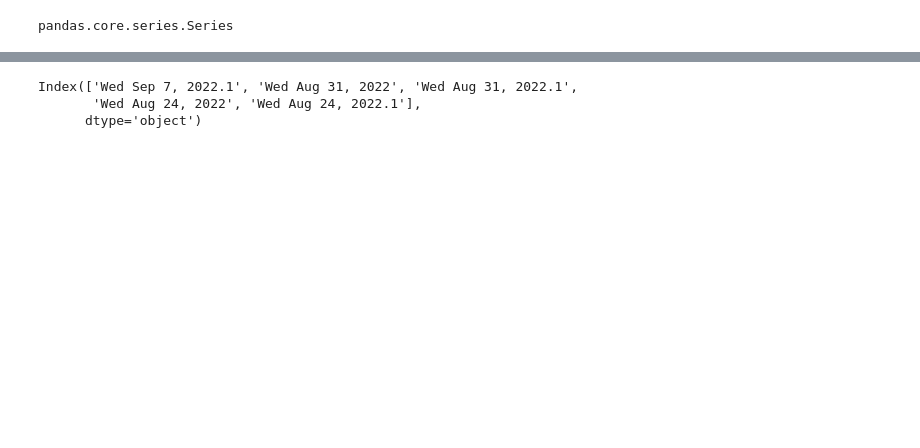
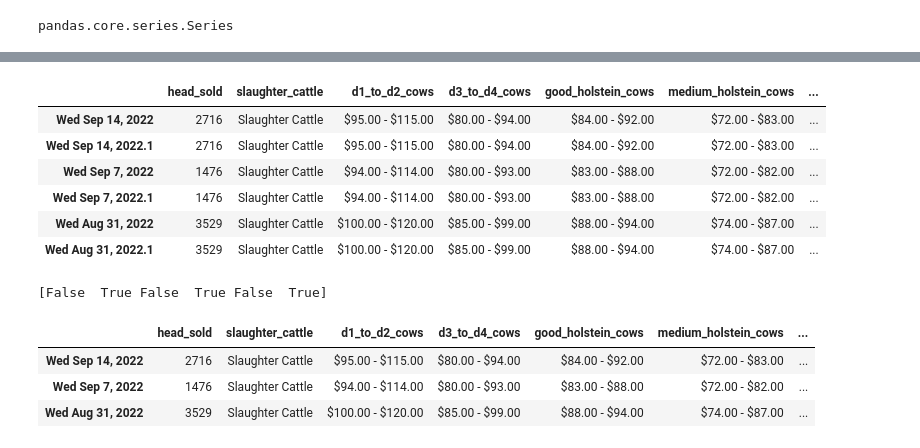
Before and after one commit to tarrencen/rice_farms, a Jupyter notebook: auction_prices.ipynb, the cells around one changed output, grey strips where cells are left out. Drawn from its saved outputs; the diff is of its cells as text; code cells hidden in the pictures; blank space fills up the shorter version.

```diff
--- a/auction_prices.ipynb
+++ b/auction_prices.ipynb
@@ -281,8 +289,14 @@ MultiIndex([(      'Last Auction',  'Wed Sep 7, 2022.1'),
            )
 pandas.core.indexes.multi.MultiIndex
-# %%
-ponoka_df.index.get_level_values(1)
-# %% [output]
-Index(['Wed Sep 7, 2022.1', 'Wed Aug 31, 2022', 'Wed Aug 31, 2022.1',
-       'Wed Aug 24, 2022', 'Wed Aug 24, 2022.1'],
-      dtype='object')
+# %%
+dt_idx = ponoka_df.index.get_level_values(1)
+ponoka_df = ponoka_df.set_index(dt_idx)
+ponoka_df
+# %% [output]
+|  | head_sold | slaughter_cattle | d1_to_d2_cows | d3_to_d4_cows | good_holstein_cows | medium_holstein_cows | ... |
+| Wed Sep 14, 2022 | 2716 | Slaughter Cattle | $95.00 - $115.00 | $80.00 - $94.00 | $84.00 - $92.00 | $72.00 - $83.00 | ... |
+| Wed Sep 14, 2022.1 | 2716 | Slaughter Cattle | $95.00 - $115.00 | $80.00 - $94.00 | $84.00 - $92.00 | $72.00 - $83.00 | ... |
+| Wed Sep 7, 2022 | 1476 | Slaughter Cattle | $94.00 - $114.00 | $80.00 - $93.00 | $83.00 - $88.00 | $72.00 - $82.00 | ... |
+| Wed Sep 7, 2022.1 | 1476 | Slaughter Cattle | $94.00 - $114.00 | $80.00 - $93.00 | $83.00 - $88.00 | $72.00 - $82.00 | ... |
+| Wed Aug 31, 2022 | 3529 | Slaughter Cattle | $100.00 - $120.00 | $85.00 - $99.00 | $88.00 - $94.00 | $74.00 - $87.00 | ... |
+| Wed Aug 31, 2022.1 | 3529 | Slaughter Cattle | $100.00 - $120.00 | $85.00 - $99.00 | $88.00 - $94.00 | $74.00 - $87.00 | ... |
@@ -288,0 +308,13 @@ Index(['Wed Sep 7, 2022.1', 'Wed Aug 31, 2022', 'Wed Aug 31, 2022.1',
+# %%
+print(ponoka_df.index.str.contains(rgx))
+# %% [output]
+[False  True False  True False  True]
+# %%
+# Dropping duplicate rows from df
+ponoka_df = ponoka_df[ponoka_df.index.str.contains(rgx) == False]
+ponoka_df
+# %% [output]
+|  | head_sold | slaughter_cattle | d1_to_d2_cows | d3_to_d4_cows | good_holstein_cows | medium_holstein_cows | ... |
+| Wed Sep 14, 2022 | 2716 | Slaughter Cattle | $95.00 - $115.00 | $80.00 - $94.00 | $84.00 - $92.00 | $72.00 - $83.00 | ... |
+| Wed Sep 7, 2022 | 1476 | Slaughter Cattle | $94.00 - $114.00 | $80.00 - $93.00 | $83.00 - $88.00 | $72.00 - $82.00 | ... |
+| Wed Aug 31, 2022 | 3529 | Slaughter Cattle | $100.00 - $120.00 | $85.00 - $99.00 | $88.00 - $94.00 | $74.00 - $87.00 | ... |
```
Also changed, not shown: parts of 14 cells of this notebook.
